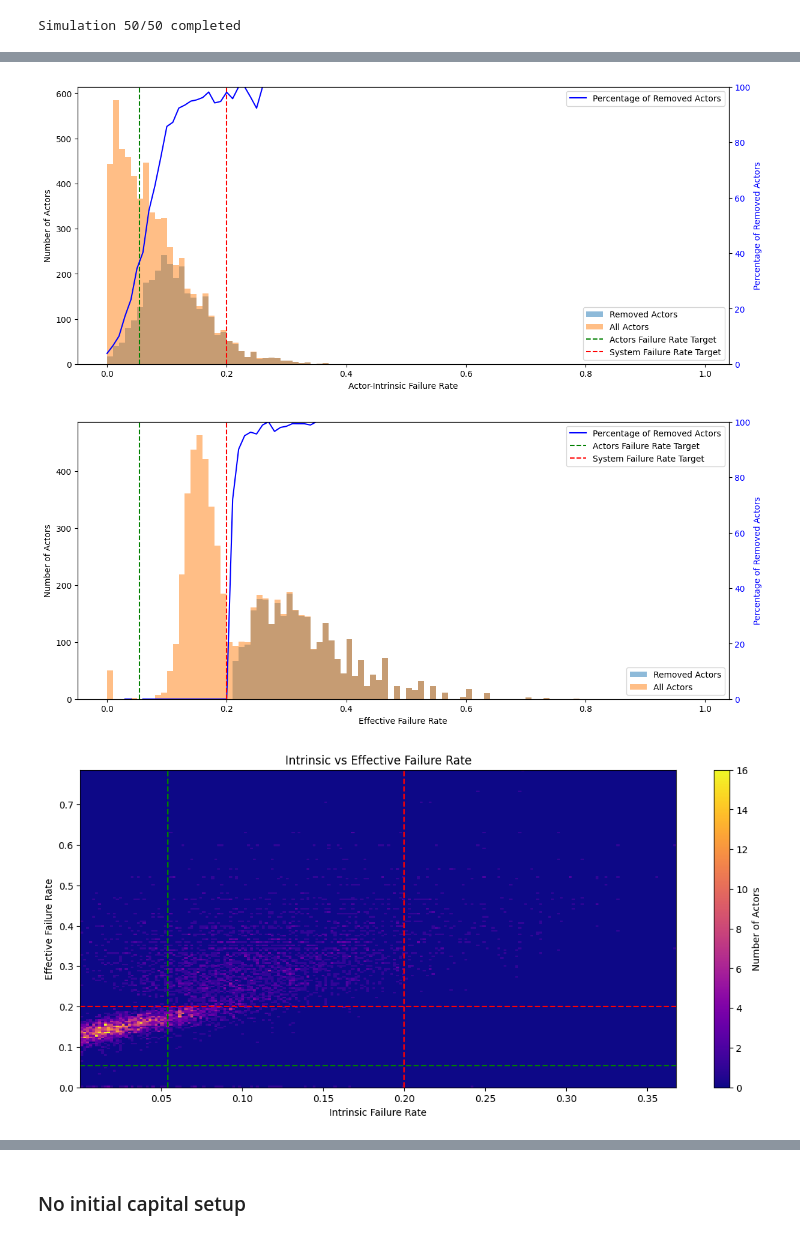
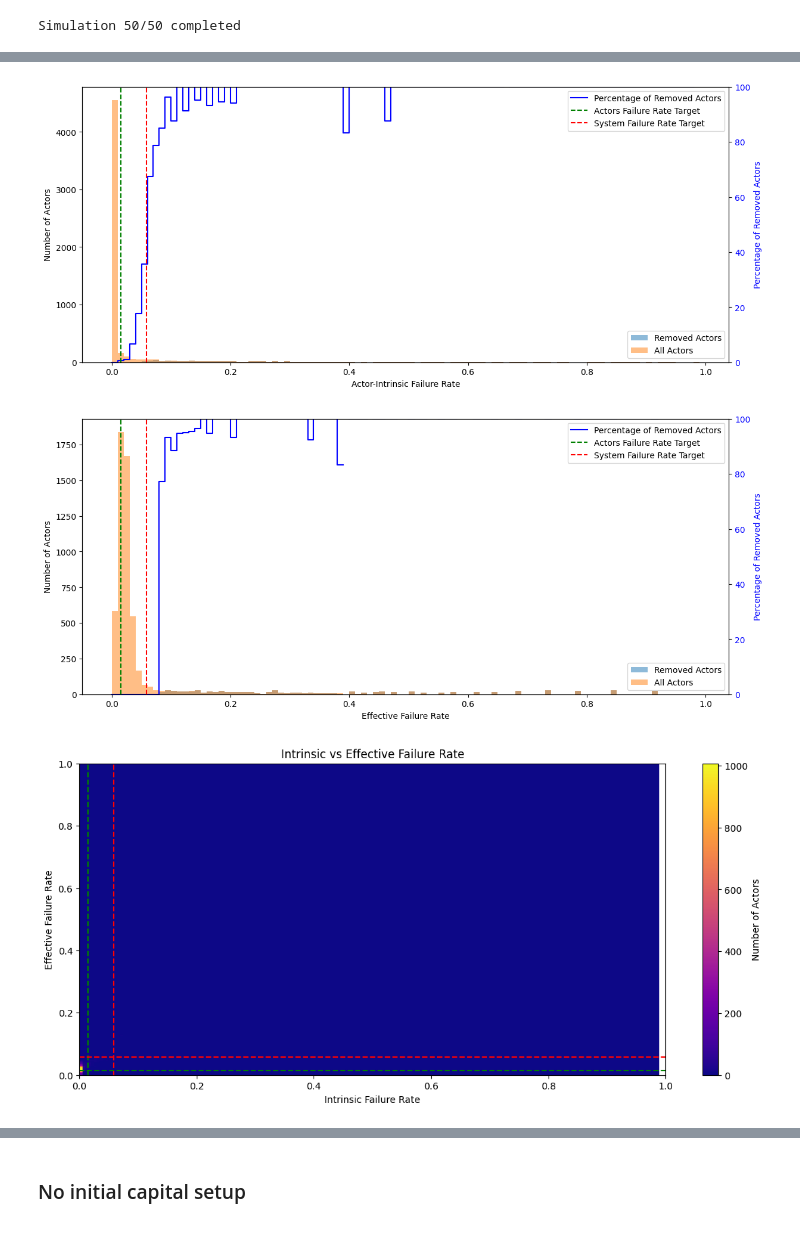
Before and after one commit to RedChainLab/Reliability-Is-Blind-Collective-Incentives, a Jupyter notebook: 2024-08-22_Collective-Slashing-Simulation/01-Blind-Slashing-Simulation.ipynb, the cells around one changed output, grey strips where cells are left out. Saved outputs shown, nothing was run; the diff lists cells and outputs as text; code cells hidden in the pictures.

```diff
--- a/2024-08-22_Collective-Slashing-Simulation/01-Blind-Slashing-Simulation.ipynb
+++ b/2024-08-22_Collective-Slashing-Simulation/01-Blind-Slashing-Simulation.ipynb
@@ -405,7 +382,7 @@ actor_counts = []
 average_failure_rates = []
 
 for task_id in range(1, N_TASKS + 1):
-    for _ in range(max(0,4-len(actors))):
+    for _ in range(max(0,N_MIN_ACTORS_TASK-len(actors))):
         add_actor(actors, faulty_sets)
         total_actors += 1
 
@@ -445,7 +422,7 @@ for task_id in range(1, N_TASKS + 1):
     faulty_sets = [fs for fs in faulty_sets if all(actor in actors for actor in fs.actors)]
 
     # Every few tasks, add a new actor and corresponding faulty sets
-    if task_id % NEW_ACTOR_INTERVAL == 0:
+    if task_id % NEW_ACTOR_INTERVAL == 0 and (N_MAX_ACTORS<=0 or len(actors) < N_MAX_ACTORS):
         add_actor(actors, faulty_sets)
         total_actors += 1
 
@@ -637,7 +614,7 @@ actor_counts = []
 average_failure_rates = []
 
 for task_id in range(1, N_TASKS + 1):
-    for _ in range(max(0,4-len(actors))):
+    for _ in range(max(0,N_MIN_ACTORS_TASK-len(actors))):
         add_actor(actors, faulty_sets)
         total_actors += 1
 
@@ -677,7 +654,7 @@ for task_id in range(1, N_TASKS + 1):
     faulty_sets = [fs for fs in faulty_sets if all(actor in actors for actor in fs.actors)]
 
     # Every few tasks, add a new actor and corresponding faulty sets
-    if task_id % NEW_ACTOR_INTERVAL == 0:
+    if task_id % NEW_ACTOR_INTERVAL == 0 and (N_MAX_ACTORS<=0 or len(actors) < N_MAX_ACTORS):
         add_actor(actors, faulty_sets)
         total_actors += 1
 
@@ -850,7 +827,7 @@ def run_simulation():
 
     # Task simulation loop
     for task_id in range(1, N_TASKS + 1):
-        for _ in range(max(0,4-len(actors))):
+        for _ in range(max(0,N_MIN_ACTORS_TASK-len(actors))):
             add_actor(actors, faulty_sets)
             total_actors += 1
 
@@ -889,7 +866,7 @@ def run_simulation():
         faulty_sets = [fs for fs in faulty_sets if all(actor in actors for actor in fs.actors)]
 
         # Every few tasks, add a new actor and corresponding faulty sets
-        if task_id % NEW_ACTOR_INTERVAL == 0:
+        if task_id % NEW_ACTOR_INTERVAL == 0 and (N_MAX_ACTORS<=0 or len(actors) < N_MAX_ACTORS):
             add_actor(actors, faulty_sets)
             total_actors += 1
 
@@ -906,9 +883,12 @@ def run_simulation():
         if len(faulty_set.actors) == 1 and faulty_set.p_fail > indivudal_failure_rate_target:
             false_negative += 1
 
-    precision = true_positive / (true_positive + false_positive) if (true_positive + false_positive) > 0 else 0
-    accuracy = (true_positive + (total_actors - false_negative)) / total_actors if total_actors > 0 else 0
-    recall = true_positive / (true_positive + false_negative) if (true_positive + false_negative) > 0 else 0
+    if true_positive + false_positive != 0:
+        precision = true_positive / (true_positive + false_positive)
+    accuracy = (true_positive + (len(actors) - false_negative)) / total_actors
+    recall = 0
+    if true_positive + false_negative != 0:
+        recall = true_positive / (true_positive + false_negative)
 
     return {
         'system_failure_rates': system_failure_rates,
@@ -1116,7 +1096,7 @@ def run_simulation():
 
     # Task simulation loop
     for task_id in range(1, N_TASKS + 1):
-        for _ in range(max(0,4-len(actors))):
+        for _ in range(max(0,N_MIN_ACTORS_TASK-len(actors))):
             add_actor(actors, faulty_sets)
             all_actors.append(actors[-1])
             total_actors += 1
@@ -1161,7 +1141,7 @@ def run_simulation():
         # faulty_sets = [fs for fs in faulty_sets if all(actor in actors for actor in fs.actors)]
 
         # Every few tasks, add a new actor and corresponding faulty sets
-        if task_id % NEW_ACTOR_INTERVAL == 0:
+        if task_id % NEW_ACTOR_INTERVAL == 0 and (N_MAX_ACTORS<=0 or len(actors) < N_MAX_ACTORS):
             add_actor(actors, faulty_sets)
             all_actors.append(actors[-1])
             total_actors += 1
@@ -1179,9 +1159,12 @@ def run_simulation():
         if len(faulty_set.actors) == 1 and faulty_set.p_fail > indivudal_failure_rate_target:
             false_negative += 1
 
-    precision = true_positive / (true_positive + false_positive) if (true_positive + false_positive) > 0 else 0
-    accuracy = (true_positive + (total_actors - false_negative)) / total_actors if total_actors > 0 else 0
-    recall = true_positive / (true_positive + false_negative) if (true_positive + false_negative) > 0 else 0
+    if true_positive + false_positive != 0:
+        precision = true_positive / (true_positive + false_positive)
+    accuracy = (true_positive + (len(actors) - false_negative)) / total_actors
+    recall = 0
+    if true_positive + false_negative != 0:
+        recall = true_positive / (true_positive + false_negative)
 
     return {
         'system_failure_rates': system_failure_rates,
@@ -1375,7 +1358,7 @@ ratios=[ 100*r_actor/a_actor for r_actor, a_actor in zip(n_rm,n_all)]
 ax1.set_xlabel('Actor-Intrinsic Failure Rate')
 ax1.set_ylabel('Number of Actors')
 ax2 = ax1.twinx()
-ax2.plot(bins[:-1], ratios, 'b-', label='Percentage of Removed Actors')
+ax2.step(bins[:-1], ratios, 'b-', label='Percentage of Removed Actors', where="post", linewidth=1.5)
 ax2.set_ylim(0,100)
 ax2.set_ylabel('Percentage of Removed Actors', color='b')
 ax2.tick_params(axis='y', labelcolor='b')
@@ -1385,29 +1368,29 @@ ax1.legend(loc='lower right')
 ax2.legend(loc='upper right')
 plt.show()
 # %% [output]
-[figure, old version]
+[figure, new version]
 # %%
 # Effective failure rate
 plt.figure(figsize=(14, 6))
 n_rm,bins,_=plt.hist([a.loss/(a.nb_tasks*SLASH_AMOUNT) if a.nb_tasks>0 else 0 for a in monte_carlo_results['removed_actors']], bins=np.arange(0,1,0.01), alpha=0.5, label='Removed Actors')
 n_all,bins,_=plt.hist([a.loss/(a.nb_tasks*SLASH_AMOUNT) if a.nb_tasks>0 else 0 for a in monte_carlo_results['all_actors']], bins=np.arange(0,1,0.01), alpha=0.5, label='All Actors')
 ratios=[ 100*r_actor/a_actor for r_actor, a_actor in zip(n_rm,n_all)]
 ax1 = plt.gca()
 ax1.set_xlabel('Effective Failure Rate')
 ax1.set_ylabel('Number of Actors')
 ax2 = ax1.twinx()
-ax2.plot(bins[:-1], ratios, 'b-', label='Percentage of Removed Actors')
+ax2.step(bins[:-1], ratios, 'b-', label='Percentage of Removed Actors', where="post", linewidth=1.5)
 ax2.set_ylabel('Percentage of Removed Actors', color='b')
 ax2.tick_params(axis='y', labelcolor='b')
 ax2.set_ylim(0,100)
 plt.axvline(x=indivudal_failure_rate_target, color='g', linestyle='--', label='Actors Failure Rate Target')
 plt.axvline(x=failure_rate_target, color='r', linestyle='--', label='System Failure Rate Target')
 plt.xlabel('p_fail')
 ax1.legend(loc='lower right')
 ax2.legend(loc='upper right')
 plt.show()
 # %% [output]
-[figure, old version]
+[figure, new version]
 # %%
 # Intrinsic vs effective failure rate for all actors
 plt.figure(figsize=(14, 6))
@@ -1418,13 +1401,15 @@ plt.colorbar(label='Number of Actors')
 plt.xlabel('Intrinsic Failure Rate')
 plt.ylabel('Effective Failure Rate')
 plt.title('Intrinsic vs Effective Failure Rate')
+plt.xlim(0, 1)
+plt.ylim(0, 1)
 plt.axvline(x=indivudal_failure_rate_target, color='g', linestyle='--', label='Actors Failure Rate Target')
 plt.axvline(x=failure_rate_target, color='r', linestyle='--', label='System Failure Rate Target')
 plt.axhline(y=indivudal_failure_rate_target, color='g', linestyle='--')
 plt.axhline(y=failure_rate_target, color='r', linestyle='--')
 plt.show()
 # %% [output]
-[figure, old version]
+[figure, new version]
 # %%
 # Intrinsic vs effective failure rate for removed actors
 plt.figure(figsize=(14, 6))
```
Also changed, not shown: parts of 15 cells of this notebook, 4 other files.
